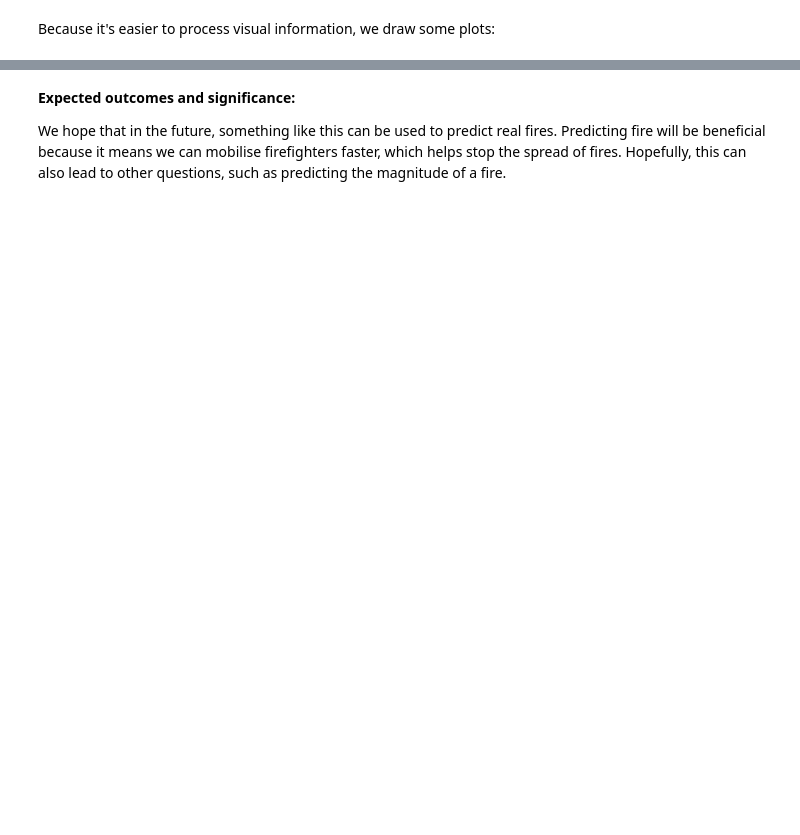
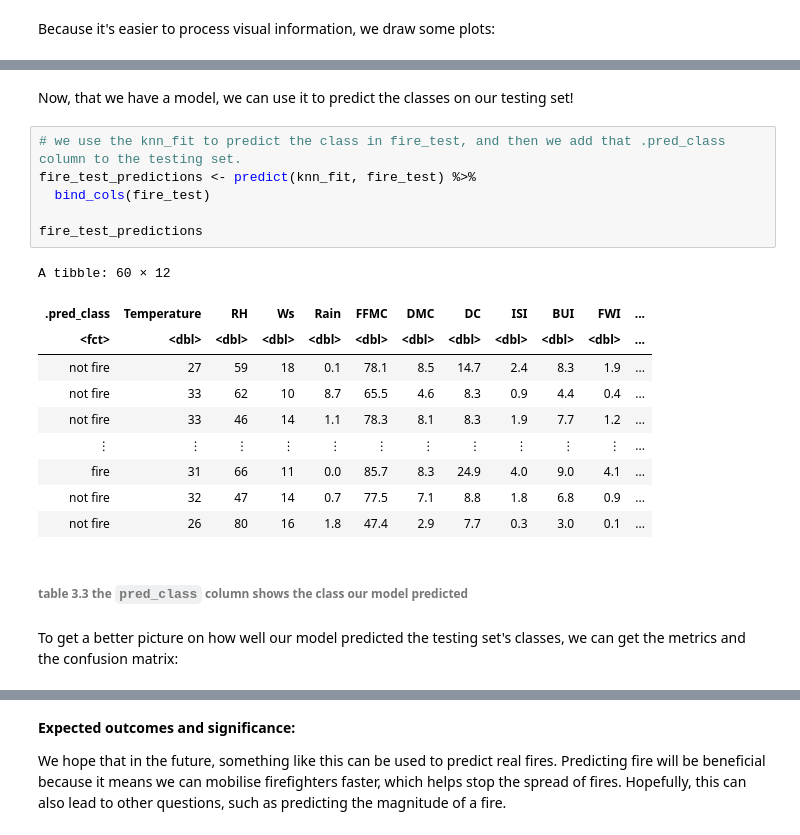
Before and after one commit to DSCI-310-2023/dsci-310-group-10-GCC, a Jupyter notebook: forest_fire_prediction.ipynb, the cells around one changed output, grey strips where cells are left out. Cells and saved outputs as stored; diff of their text form; blank space fills up the shorter version.

```diff
--- a/forest_fire_prediction.ipynb
+++ b/forest_fire_prediction.ipynb
@@ -267,0 +406,23 @@ We plan to visualise our model's results using a scatter plot that shows the `IS
+# %% [markdown]
+Now, that we have a model, we can use it to predict the classes on our testing set!
+# %%
+# we use the knn_fit to predict the class in fire_test, and then we add that .pred_class column to the testing set.
+fire_test_predictions <- predict(knn_fit, fire_test) %>%
+  bind_cols(fire_test)
+
+fire_test_predictions
+# %% [output]
+A tibble: 60 × 12
+| .pred_class | Temperature | RH | Ws | Rain | FFMC | DMC | DC | ISI | BUI | FWI | ... |
+| <fct> | <dbl> | <dbl> | <dbl> | <dbl> | <dbl> | <dbl> | <dbl> | <dbl> | <dbl> | <dbl> | ... |
+| not fire | 27 | 59 | 18 | 0.1 | 78.1 | 8.5 | 14.7 | 2.4 | 8.3 | 1.9 | ... |
+| not fire | 33 | 62 | 10 | 8.7 | 65.5 | 4.6 | 8.3 | 0.9 | 4.4 | 0.4 | ... |
+| not fire | 33 | 46 | 14 | 1.1 | 78.3 | 8.1 | 8.3 | 1.9 | 7.7 | 1.2 | ... |
+| ⋮ | ⋮ | ⋮ | ⋮ | ⋮ | ⋮ | ⋮ | ⋮ | ⋮ | ⋮ | ⋮ | ... |
+| fire | 31 | 66 | 11 | 0.0 | 85.7 | 8.3 | 24.9 | 4.0 | 9.0 | 4.1 | ... |
+| not fire | 32 | 47 | 14 | 0.7 | 77.5 | 7.1 | 8.8 | 1.8 | 6.8 | 0.9 | ... |
+| not fire | 26 | 80 | 16 | 1.8 | 47.4 | 2.9 | 7.7 | 0.3 | 3.0 | 0.1 | ... |
+# %% [markdown]
+######  table 3.3 the `pred_class` column shows the class our model predicted
+# %% [markdown]
+To get a better picture on how well our model predicted the testing set's classes, we can get the metrics and the confusion matrix:
```
Also changed, not shown: parts of 67 cells of this notebook.
